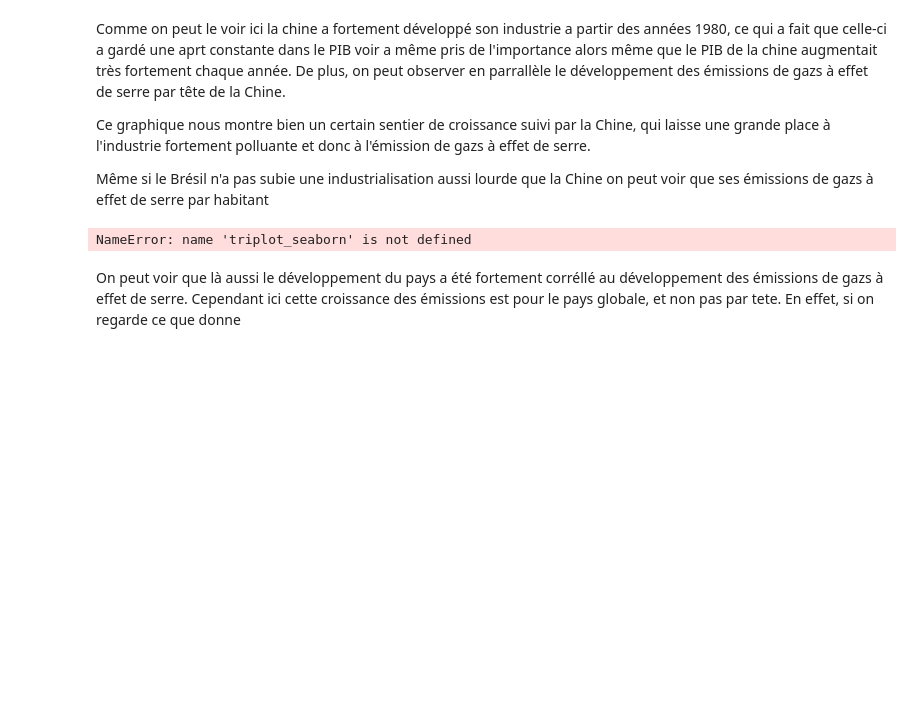
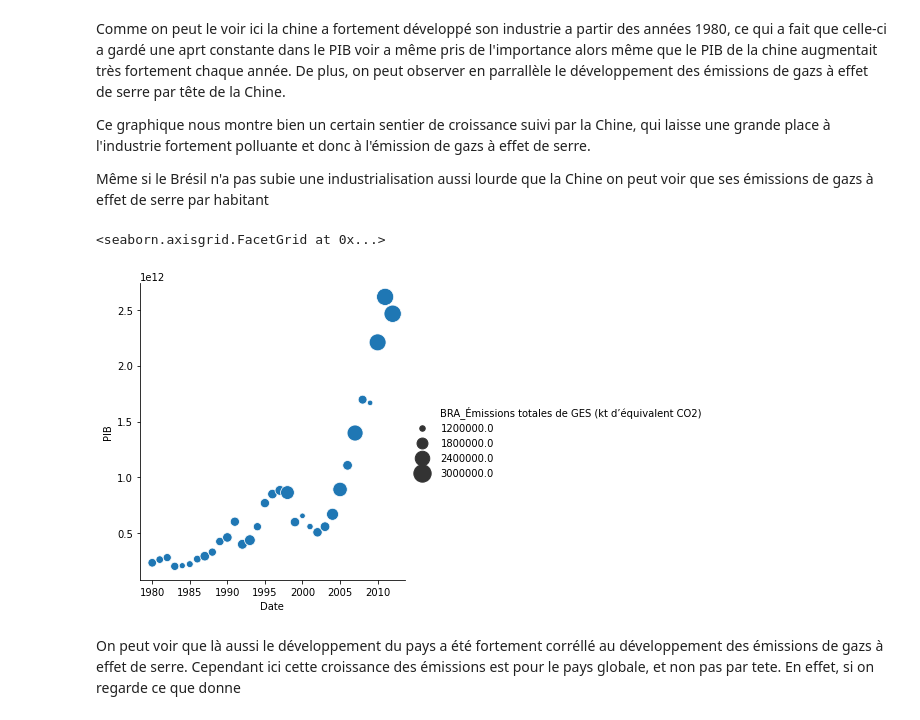
Before and after one commit to Adrien-Mcode/Python-data-science-Lecalve-Majka, a Jupyter notebook: COPIE .2, code variable.ipynb, the cells around one changed output. Cells and saved outputs as stored; diff of their text form; code cells hidden in the pictures; blank space fills up the shorter version.

```diff
--- a/COPIE .2, code variable.ipynb
+++ b/COPIE .2, code variable.ipynb
@@ -192,11 +228,11 @@ Même si le Brésil n'a pas subie une industrialisation aussi lourde que la Chin
 # %%
 triplot_seaborn('_GDP (current US$)',
                 '_Émissions totales de GES (kt d’équivalent CO2)',
                 'BRA',
-                'PIB du Brésil en fonction du temps',
-               axis = None)
+                'PIB du Brésil en fonction du temps')
 # %% [output]
-NameError: name 'triplot_seaborn' is not defined
+<seaborn.axisgrid.FacetGrid at 0x...>
+[figure, added]
 # %% [markdown]
 On peut voir que là aussi le développement du pays a été fortement corréllé au développement des émissions de gazs à effet de serre. Cependant ici cette croissance des émissions est pour le pays globale, et non pas par tete. En effet, si on regarde ce que donne
 # %%
```
Also changed, not shown: parts of 38 cells of this notebook.
